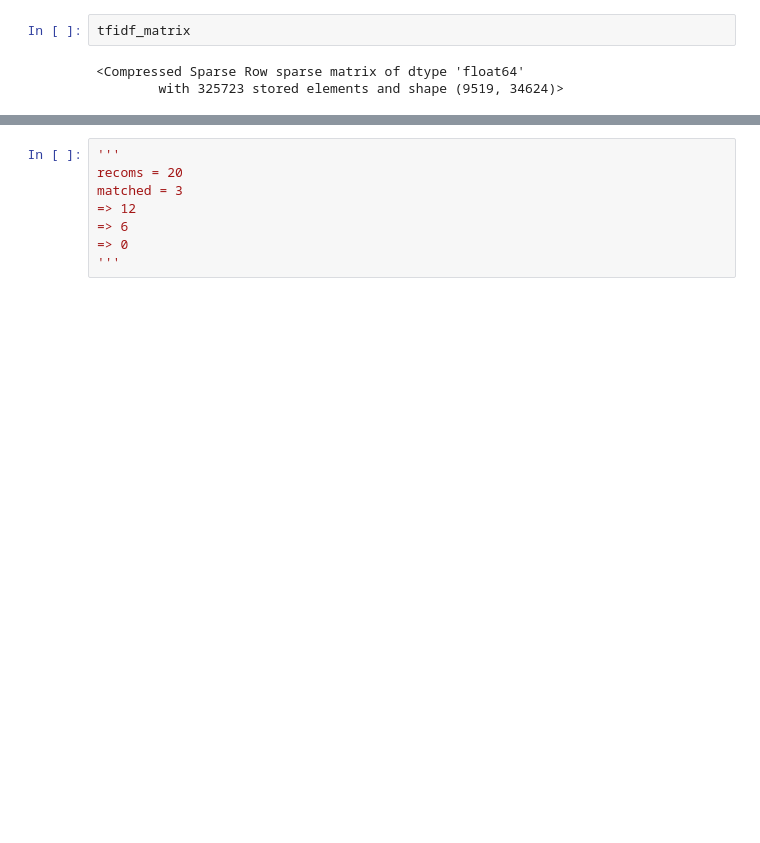
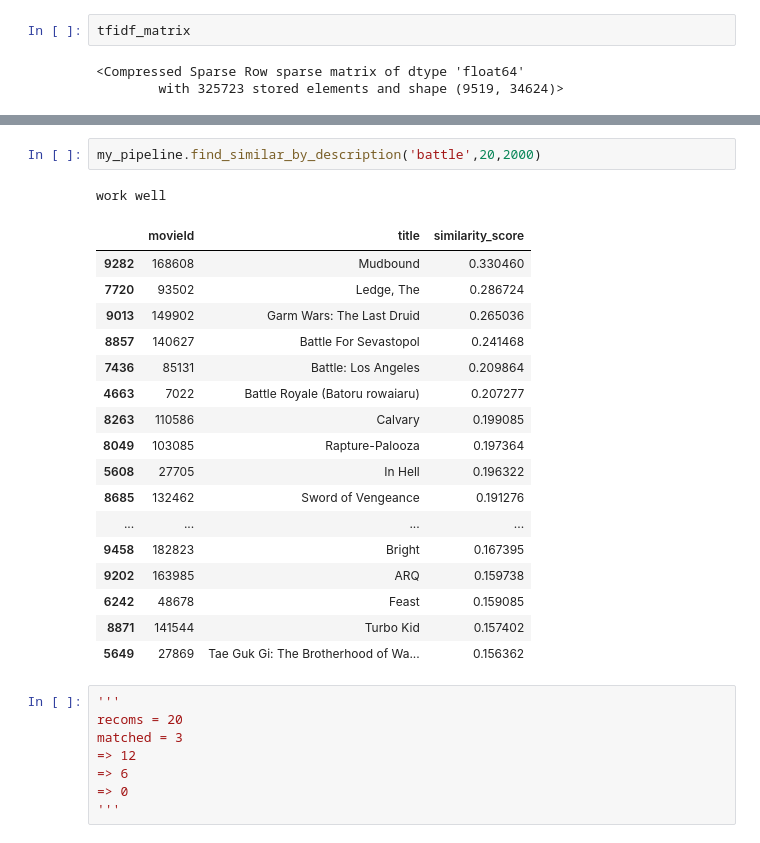
Before and after one commit to saadaliasghar1045-ops/Movie_recommender-Hybrid-, a Jupyter notebook: src/notebooks/content_model_training.ipynb, the cells around one changed output, grey strips where cells are left out. Drawn from its saved outputs; the diff is of its cells as text; blank space fills up the shorter version.

```diff
--- a/src/notebooks/content_model_training.ipynb
+++ b/src/notebooks/content_model_training.ipynb
@@ -173,3 +231,24 @@ Eligible: (9519,)
+# %%
+my_pipeline.find_similar_by_description('battle',20,2000)
+# %% [output]
+work well
+|  | movieId | title | similarity_score |
+| 9282 | 168608 | Mudbound | 0.330460 |
+| 7720 | 93502 | Ledge, The | 0.286724 |
+| 9013 | 149902 | Garm Wars: The Last Druid | 0.265036 |
+| 8857 | 140627 | Battle For Sevastopol | 0.241468 |
+| 7436 | 85131 | Battle: Los Angeles | 0.209864 |
+| 4663 | 7022 | Battle Royale (Batoru rowaiaru) | 0.207277 |
+| 8263 | 110586 | Calvary | 0.199085 |
+| 8049 | 103085 | Rapture-Palooza | 0.197364 |
+| 5608 | 27705 | In Hell | 0.196322 |
+| 8685 | 132462 | Sword of Vengeance | 0.191276 |
+| ... | ... | ... | ... |
+| 9458 | 182823 | Bright | 0.167395 |
+| 9202 | 163985 | ARQ | 0.159738 |
+| 6242 | 48678 | Feast | 0.159085 |
+| 8871 | 141544 | Turbo Kid | 0.157402 |
+| 5649 | 27869 | Tae Guk Gi: The Brotherhood of Wa... | 0.156362 |
 # %%
 '''
 recoms = 20
```
Also changed, not shown: parts of 6 cells of this notebook.
